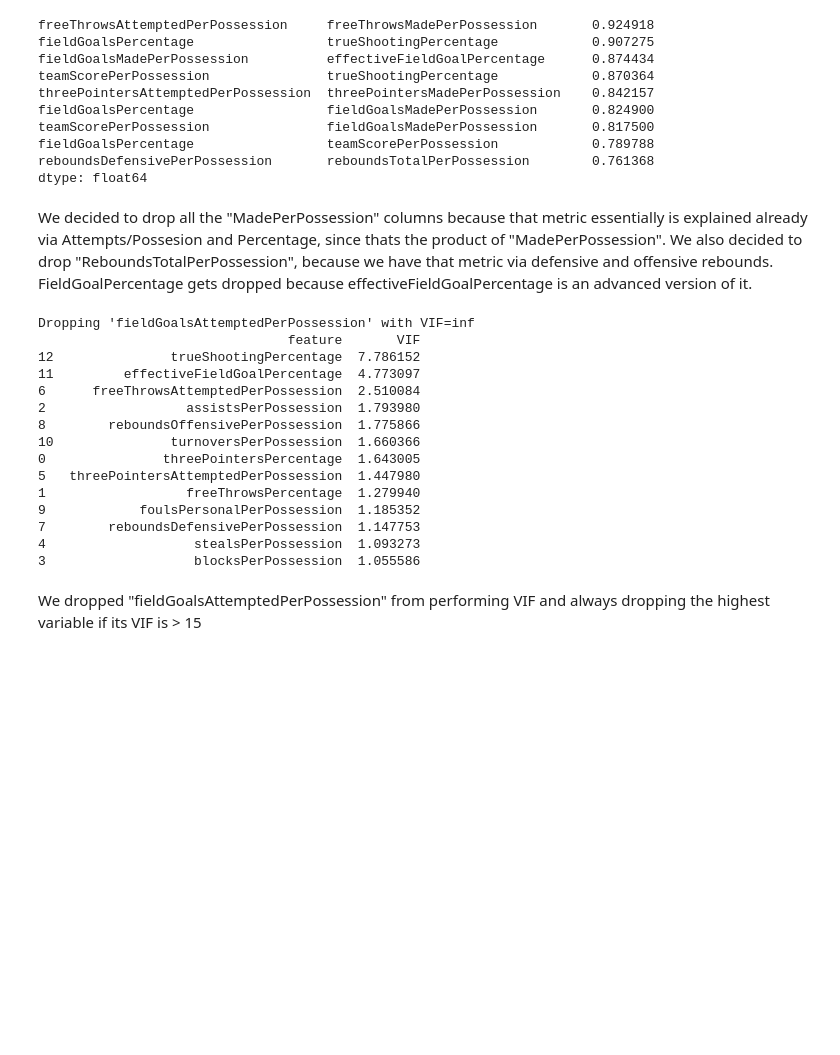
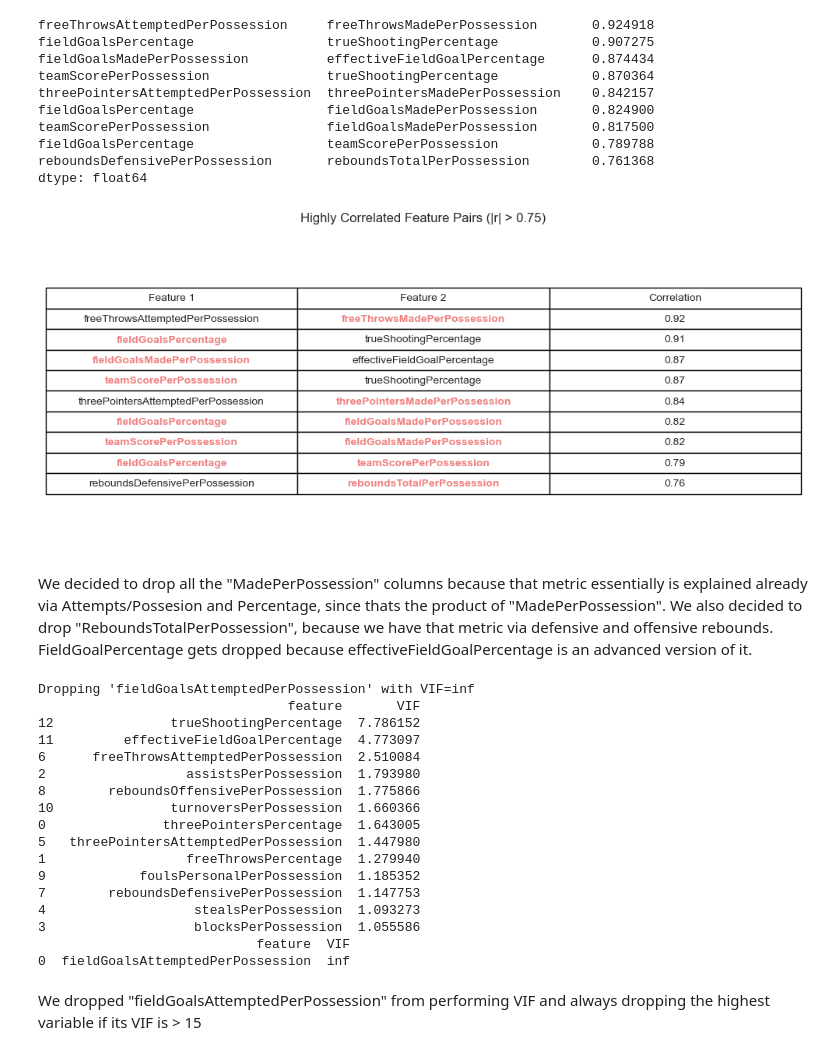
Before and after one commit to 5v3nn/uzh-esc403-data-science-project-nba, a Jupyter notebook: winning_teams.ipynb, the cells around one changed output. Saved outputs shown, nothing was run; the diff lists cells and outputs as text; code cells hidden in the pictures; blank space fills up the shorter version.

Commit message:
Pretty Plots Predictions & Cleanup

```diff
--- a/winning_teams.ipynb
+++ b/winning_teams.ipynb
@@ -298,4 +298,64 @@ teamScorePerPossession               fieldGoalsMadePerPossession       0.817500
 fieldGoalsPercentage                 teamScorePerPossession            0.789788
 reboundsDefensivePerPossession       reboundsTotalPerPossession        0.761368
 dtype: float64
+# %%
+import seaborn as sns
+import matplotlib.pyplot as plt
+
+col_to_drop = ["freeThrowsMadePerPossession", "fieldGoalsPercentage", "fieldGoalsMadePerPossession", "teamScorePerPossession", "threePointersMadePerPossession", "reboundsTotalPerPossession"]
+
+high_corr_df = (
+    high_corr
+      .reset_index()
+      .rename(columns={'level_0': 'Feature 1', 'level_1': 'Feature 2', 0: 'Correlation'})
+)
+high_corr_df['removed'] = (
+    high_corr_df['Feature 1'].isin(col_to_drop) |
+    high_corr_df['Feature 2'].isin(col_to_drop)
+)
+
+display_cols = ['Feature 1', 'Feature 2', 'Correlation']
+cell_text = high_corr_df[display_cols] \
+    .applymap(lambda x: f"{x:.2f}" if isinstance(x, float) else x) \
+    .values.tolist()
+
+cell_colors = [['white'] * len(display_cols) for _ in range(len(high_corr_df))]
+
+fig, ax = plt.subplots(figsize=(10, len(high_corr_df)*0.4 + 1))
+ax.axis('off')
+
+tbl = ax.table(
+    cellText=cell_text,
+    colLabels=display_cols,
+    cellColours=cell_colors,
+    cellLoc='center',
+    loc='center'
+)
+tbl.auto_set_font_size(False)
+tbl.set_fontsize(10)
+tbl.scale(1, 1.4)
+
+for row_idx, row in high_corr_df.iterrows():
+    table_row = row_idx + 1
+
+    if row['Feature 1'] in col_to_drop:
+        cell = tbl[(table_row, 0)]
+        cell.get_text().set_color('lightcoral')
+        cell.get_text().set_weight('bold')
+
+    if row['Feature 2'] in col_to_drop:
+        cell = tbl[(table_row, 1)]
+        cell.get_text().set_color('lightcoral')
+        cell.get_text().set_weight('bold')
+
+plt.title("Highly Correlated Feature Pairs (|r| > 0.75)", pad=12)
+plt.tight_layout()
+plt.savefig('Winning_Teams_Corr_Pairs.png',
+            dpi=300,
+            bbox_inches='tight',
+            transparent=False,
+            format='png')
+plt.show()
+# %% [output]
+[figure, added]
 # %%
@@ -348,7 +415,8 @@ def drop_high_vif(df, thresh=5.0):
 # %%
-reduced_box_score = drop_high_vif(box_score, thresh=15.0)
+reduced_box_score, removed_vars = drop_high_vif(box_score, thresh=15.0)
 print(calculate_vif(reduced_box_score))
 features = reduced_box_score.columns
+print(removed_vars)
 # %% [output]
 Dropping 'fieldGoalsAttemptedPerPossession' with VIF=inf
                                 feature       VIF
@@ -365,5 +433,7 @@ Dropping 'fieldGoalsAttemptedPerPossession' with VIF=inf
 7        reboundsDefensivePerPossession  1.147753
 4                   stealsPerPossession  1.093273
 3                   blocksPerPossession  1.055586
+                            feature  VIF
+0  fieldGoalsAttemptedPerPossession  inf
 # %% [markdown]
 We dropped "fieldGoalsAttemptedPerPossession" from performing VIF and always dropping the highest variable if its VIF is > 15
```
Also changed, not shown: parts of 4 cells of this notebook, 3 other files.
